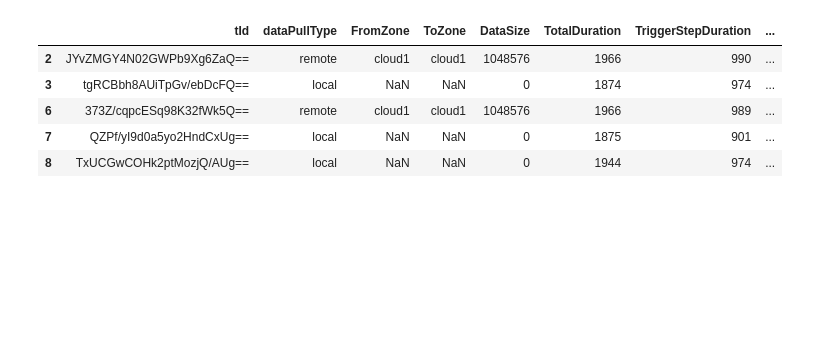
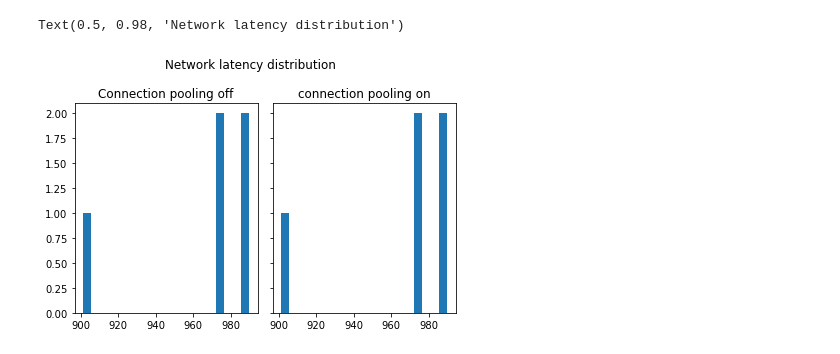
Before and after one commit to alin-corodescu/MSc-workflows, a Jupyter notebook: jupyter-notebook/Workflows Analysis.ipynb, the cells around one changed output. Saved outputs shown, nothing was run; the diff lists cells and outputs as text; code cells hidden in the pictures; blank space fills up the shorter version.

Commit message:
wrote scripts for all visualizations

```diff
--- a/jupyter-notebook/Workflows Analysis.ipynb
+++ b/jupyter-notebook/Workflows Analysis.ipynb
@@ -2,3 +2,26 @@
 import pandas as pd
 import numpy as np
 import matplotlib.pyplot as plt
+
+def read_and_parse(input_file):
+    data = pd.read_csv(input_file)
+
+#     Exclude the last events, as they are not interesting at all
+    data = data[data["dataPullType"] != "none"]
+
+#     Calculate the data and control time
+    data['controlTime'] = data['TotalDuration'] - data['DataPullDuration'] - data['DataPushDuration'] - data['ComputeDuration']
+    data['dataTime'] = data['DataPullDuration'] + data['DataPushDuration']
+
+#     Calculate the trigger step network duration (for Connection Pooling experiment)
+    data['triggerStepNetworkDuration'] = data['TriggerStepClientDuration'] - data['TriggerStepServerDuration']
+
+#
+    row_total = data[['dataTime', 'controlTime', 'ComputeDuration']].sum(axis=1)
+
+    data['dataPercentage'] = (data['dataTime'] / row_total) * 100
+    data['controlPercentage'] = (data['controlTime'] / row_total) * 100
+    data['computePercentage'] = (data['ComputeDuration'] / row_total) * 100
+
+
+    return data
@@ -28,9 +88,5 @@ plt.show()
 # %%
-data[data["dataPullType"] != "none"]
+import os
+
+# Switch directories to the experiment runner output
+# os.chdir('/home/alin/projects/MSc-workflows/dotnet/MSc-Workflows/experiments-runner')
-# %% [output]
-|  | tId | dataPullType | FromZone | ToZone | DataSize | TotalDuration | TriggerStepDuration | ... |
-| 2 | JYvZMGY4N02GWPb9Xg6ZaQ== | remote | cloud1 | cloud1 | 1048576 | 1966 | 990 | ... |
-| 3 | tgRCBbh8AUiTpGv/ebDcFQ== | local | NaN | NaN | 0 | 1874 | 974 | ... |
-| 6 | 373Z/cqpcESq98K32fWk5Q== | remote | cloud1 | cloud1 | 1048576 | 1966 | 989 | ... |
-| 7 | QZPf/yI9d0a5yo2HndCxUg== | local | NaN | NaN | 0 | 1875 | 901 | ... |
-| 8 | TxUCGwCOHk2ptMozjQ/AUg== | local | NaN | NaN | 0 | 1944 | 974 | ... |
@@ -36,0 +162,20 @@ data[data["dataPullType"] != "none"]
+# %%
+# For visualization 4, distribution of latencies on connection pooling.
+
+input_file_on = "cp-on.csv"
+input_file_off = "cp-off.csv"
+
+data_on = read_and_parse(input_file_on)
+data_off = read_and_parse(input_file_off)
+
+fig, axs = plt.subplots(1, 2, sharey=True, tight_layout=True)
+
+axs[0].hist(data_off["TriggerStepDuration"], bins=20)
+axs[0].set_title("Connection pooling off")
+axs[1].hist(data_on["TriggerStepDuration"], bins=20)
+axs[1].set_title("connection pooling on")
+
+fig.suptitle("Network latency distribution")
+# %% [output]
+Text(0.5, 0.98, 'Network latency distribution')
+[figure, added]
```
Also changed, not shown: parts of 8 cells of this notebook, 4 other files.
